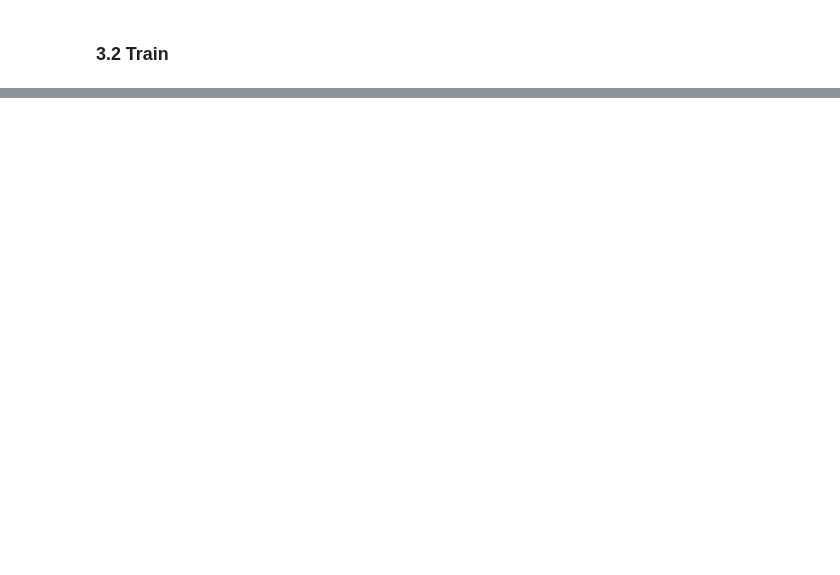
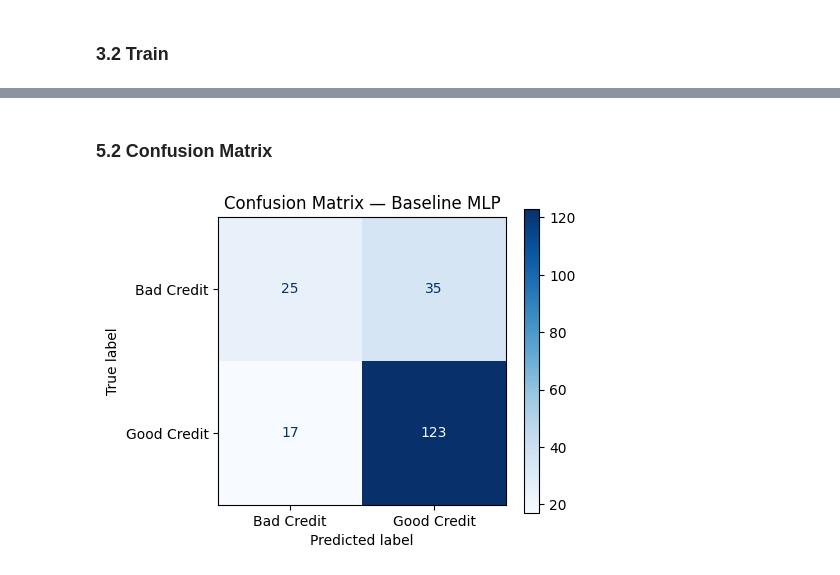
Before and after one commit to BrendanChermack/CSCI-440-project-4, a Jupyter notebook: project4_german_credit_mlp.ipynb, the cells around one changed output, grey strips where cells are left out. Saved outputs shown, nothing was run; the diff lists cells and outputs as text; code cells hidden in the pictures; blank space fills up the shorter version.

```diff
--- a/project4_german_credit_mlp.ipynb
+++ b/project4_german_credit_mlp.ipynb
@@ -407,0 +453,7 @@ Restoring model weights from the end of the best epoch: 16.
+# %%
+from sklearn.metrics import classification_report, ConfusionMatrixDisplay
+
+y_pred_prob = baseline_model.predict(X_test)
+y_pred = (y_pred_prob >= 0.5).astype(int).flatten()
+
+print(classification_report(y_test, y_pred, target_names=['Bad Credit', 'Good Credit']))
@@ -407,0 +470,14 @@ Restoring model weights from the end of the best epoch: 16.
+# %% [markdown]
+### 5.2 Confusion Matrix
+# %%
+fig, ax = plt.subplots(figsize=(5, 4))
+ConfusionMatrixDisplay.from_predictions(
+    y_test, y_pred,
+    display_labels=['Bad Credit', 'Good Credit'],
+    cmap='Blues', ax=ax
+)
+ax.set_title('Confusion Matrix — Baseline MLP')
+plt.tight_layout()
+plt.show()
+# %% [output]
+[figure, added]
```
Also changed, not shown: parts of 19 cells of this notebook.
